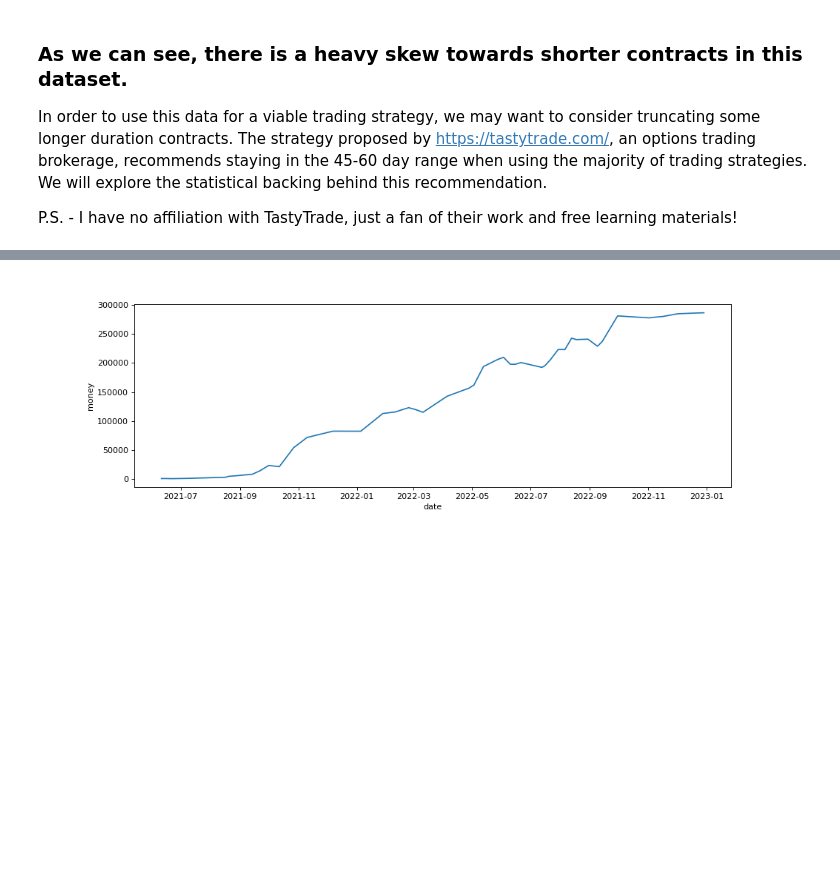
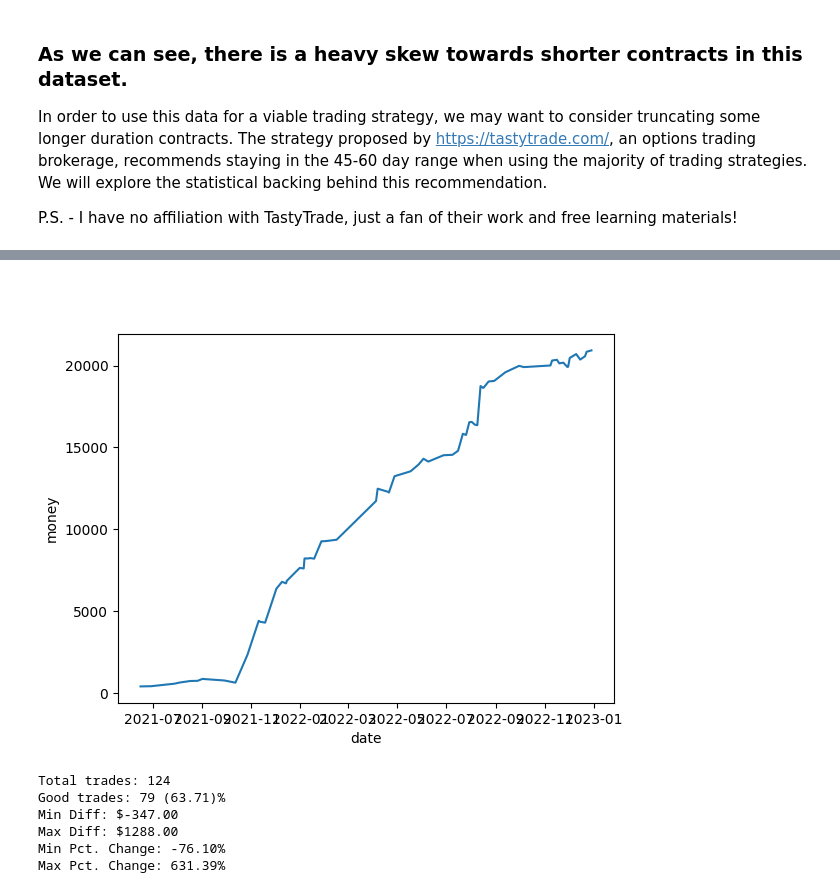
Before and after one commit to daneisburgh/invaas, a Jupyter notebook: notebooks/options-historical-test.ipynb, the cells around one changed output, grey strips where cells are left out. Saved outputs shown, nothing was run; the diff lists cells and outputs as text; code cells hidden in the pictures; blank space fills up the shorter version.

```diff
--- a/notebooks/options-historical-test.ipynb
+++ b/notebooks/options-historical-test.ipynb
@@ -148,7 +150,7 @@ df_vix_history = get_df_product_history("^VIX")
 df_history = df_history.join(df_vix_history)
 
 for column in ["close", "fear_greed_index", "SLOPE_50", "^VIX_close"]:
-    for days in [7, 10, 14]:
+    for days in [5, 7, 10, 14, 20]:
         periods = days
         df_history[f"{column}_min_{days}"] = df_history[column].rolling(window=periods, min_periods=periods).min()
         df_history[f"{column}_max_{days}"] = df_history[column].rolling(window=periods, min_periods=periods).max()
@@ -368,23 +380,40 @@ End money: $286167.36 (28516.74%)
 # %%
-from matplotlib.pyplot import figure
+df_trades = pd.DataFrame(trade_data)
 
-figure(figsize=(13, 4), dpi=80)
-
-df_trades = pd.DataFrame(trade_data)
+df_trades["diff"] = df_trades.groupby("id")["price"].diff()
+df_trades["pct_change"] = df_trades.groupby("id")["price"].pct_change() * 100
 
 field_to_plot = "money"
 # df_trades_plot = df_trades_plot.copy()
 # df_trades_plot = df_trades.loc[(df_trades["side"] == "sell")]
 df_trades_plot = df_trades.loc[(df_trades["side"] == "sell") & (df_trades["options"] == 0)]
 
 # field_to_plot = "options"
 # df_trades_plot = df_trades.groupby(["date"]).max("options").reset_index()
 
+fig = figure(figsize=(13, 4), dpi=80)
+
+plt.close(fig)
 plt.clf()
 plt.plot(pd.to_datetime(df_trades_plot["date"]), df_trades_plot[field_to_plot])
 plt.xlabel("date")
 plt.ylabel(field_to_plot)
 plt.show()
+
+total_trades = len(df_trades.loc[df_trades["side"] == "sell"])
+good_trades = (df_trades.dropna()["diff"] > 0).sum()
+print(f"Total trades: {total_trades}")
+print(f"Good trades: {good_trades} ({good_trades/total_trades*100:.2f})%")
+print(f"Min Diff: ${df_trades['diff'].min():.2f}")
+print(f"Max Diff: ${df_trades['diff'].max():.2f}")
+print(f"Min Pct. Change: {df_trades['pct_change'].min():.2f}%")
+print(f"Max Pct. Change: {df_trades['pct_change'].max():.2f}%")
 df_trades.describe().astype(str)
 # %% [output]
-[figure, old version]
+[figure, new version]
+Total trades: 124
+Good trades: 79 (63.71)%
+Min Diff: $-347.00
+Max Diff: $1288.00
+Min Pct. Change: -76.10%
+Max Pct. Change: 631.39%
```
Also changed, not shown: parts of 6 cells of this notebook.
